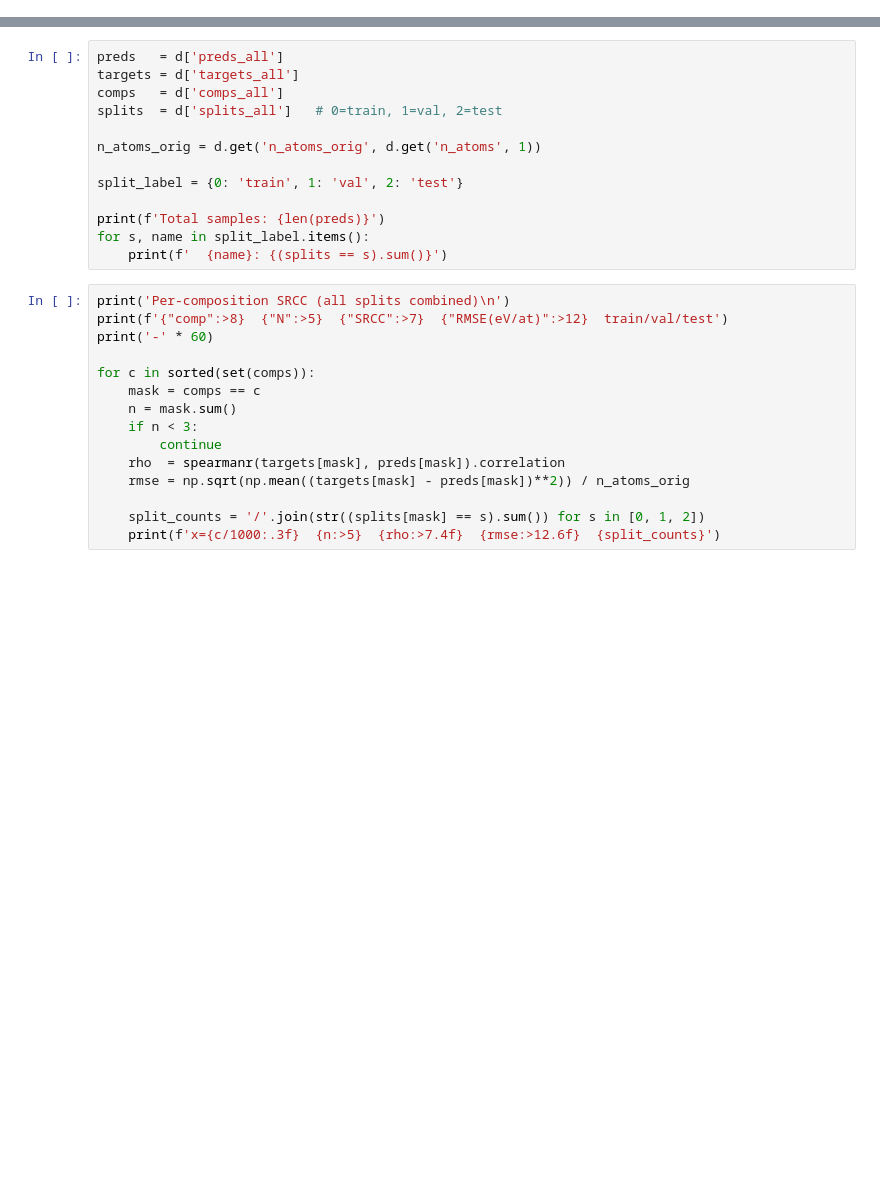
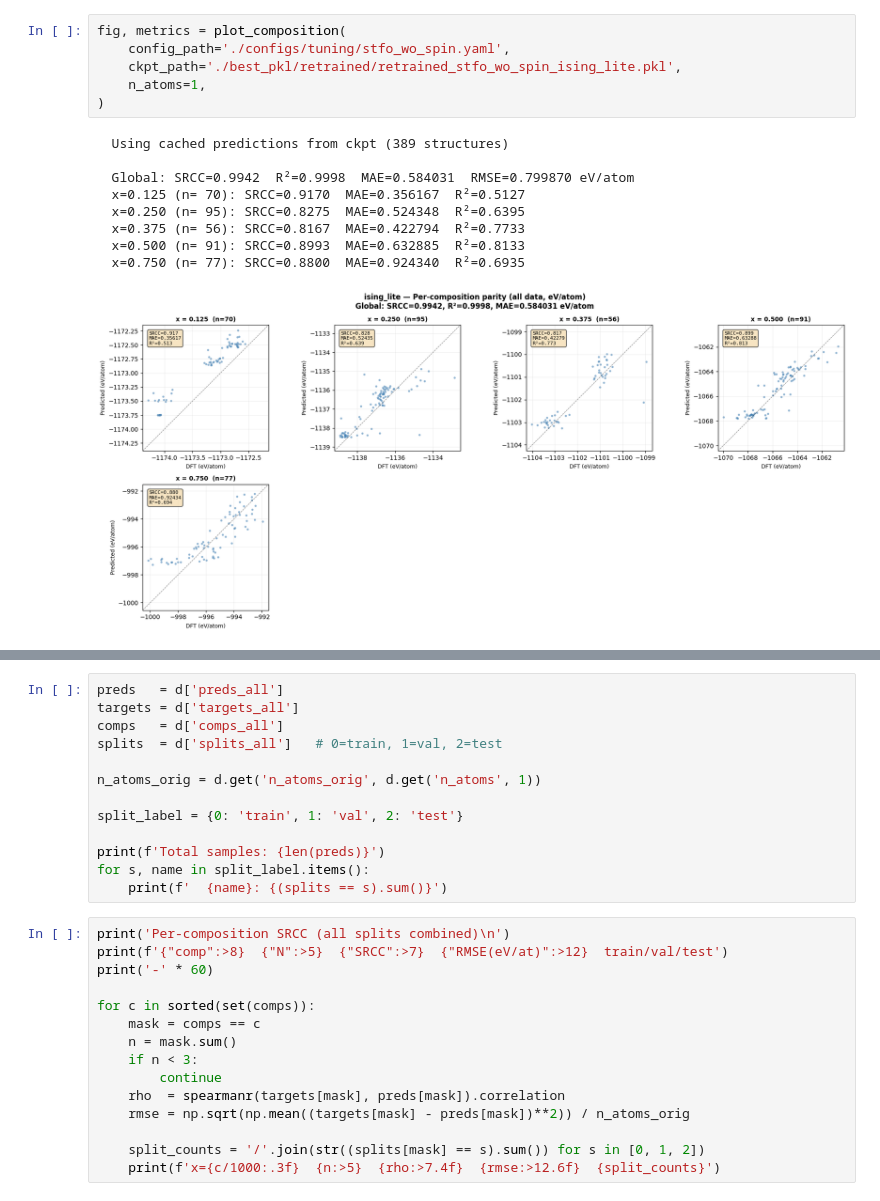
Before and after one commit to Ahri111/Alloy-GPU, a Jupyter notebook: plot.ipynb, the cells around one changed output, grey strips where cells are left out. Saved outputs shown, nothing was run; the diff lists cells and outputs as text; blank space fills up the shorter version.

```diff
--- a/plot.ipynb
+++ b/plot.ipynb
@@ -11,0 +79,16 @@ print('Keys:', list(d.keys()))
+# %%
+fig, metrics = plot_composition(
+    config_path='./configs/tuning/stfo_wo_spin.yaml',
+    ckpt_path='./best_pkl/retrained/retrained_stfo_wo_spin_ising_lite.pkl',
+    n_atoms=1,
+)
+# %% [output]
+  Using cached predictions from ckpt (389 structures)
+
+  Global: SRCC=0.9942  R²=0.9998  MAE=0.584031  RMSE=0.799870 eV/atom
+  x=0.125 (n= 70): SRCC=0.9170  MAE=0.356167  R²=0.5127
+  x=0.250 (n= 95): SRCC=0.8275  MAE=0.524348  R²=0.6395
+  x=0.375 (n= 56): SRCC=0.8167  MAE=0.422794  R²=0.7733
+  x=0.500 (n= 91): SRCC=0.8993  MAE=0.632885  R²=0.8133
+  x=0.750 (n= 77): SRCC=0.8800  MAE=0.924340  R²=0.6935
+[figure, added]
```
Also changed, not shown: parts of 13 cells of this notebook, 54 other files.
